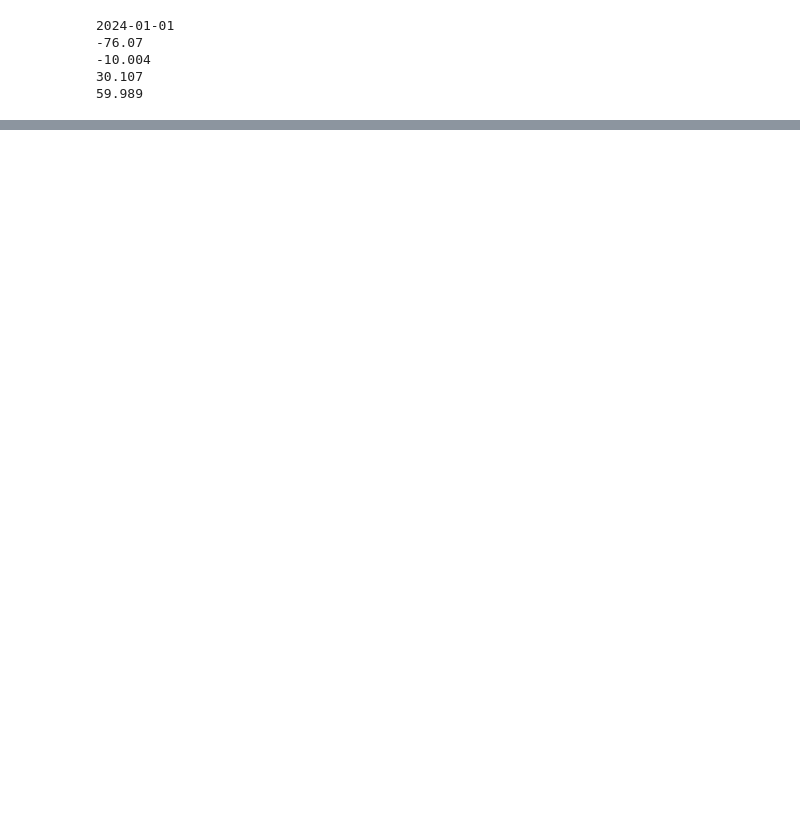
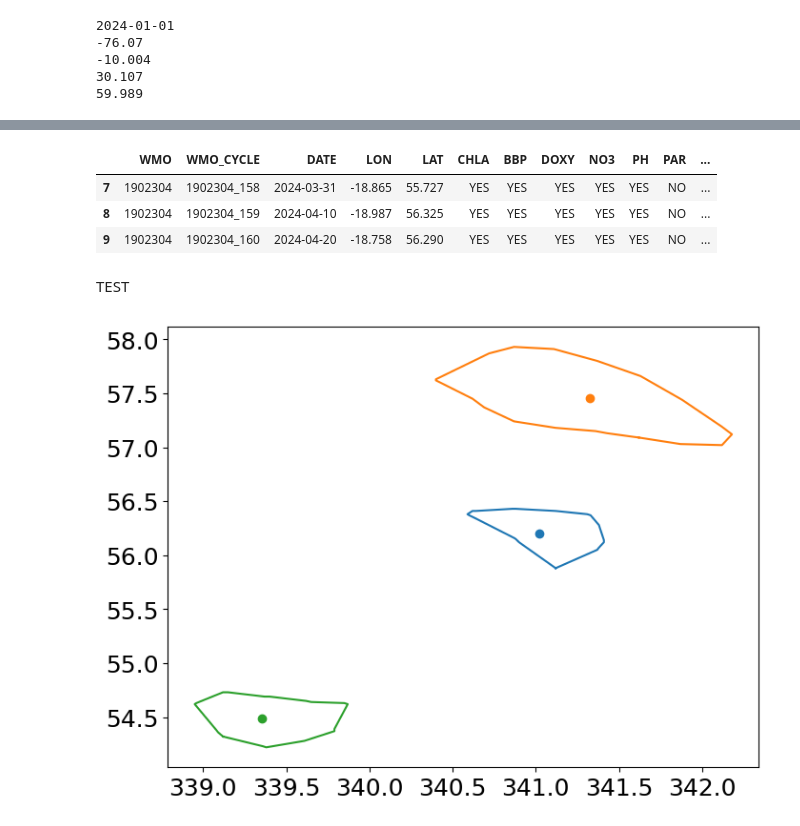
Before and after one commit to mcornec/GO-SWACE, a Jupyter notebook: crop_AVISO_to_edward.ipynb, the cells around one changed output, grey strips where cells are left out. Cells and saved outputs as stored; diff of their text form; code cells hidden in the pictures; blank space fills up the shorter version.

Commit message:
colocate Argo in AVISO eddies

```diff
--- a/crop_AVISO_to_edward.ipynb
+++ b/crop_AVISO_to_edward.ipynb
@@ -405,0 +324,28 @@ Attributes:
+# %%
+def all_equal(iterable):
+    g = groupby(iterable)
+    return next(g, True) and not next(g, False)
+# %%
+for index, row in argo_df[0:10].iterrows():
+    argo_lon,argo_lat,argo_time = row['LON']+360,row['LAT'],np.datetime64(row['DATE'])
+
+    box_size = 2
+    subset_inds = np.where(((cropped_ds.latitude >= argo_lat-box_size) & (cropped_ds.latitude <= argo_lat+box_size)) &
+                            ((cropped_ds.longitude >= argo_lon-box_size) & (cropped_ds.longitude <= argo_lon+box_size)) &
+                            ((cropped_ds.time) == argo_time))[0]
+
+    print(len(subset_inds))
+
+    check_ds = cropped_ds.isel(obs=subset_inds)
+
+    for obs in np.arange(len(check_ds.obs)):
+        contour_lons = np.array(check_ds.effective_contour_longitude[obs])
+        contour_lats = np.array(check_ds.effective_contour_latitude[obs])
+
+        if all_equal(contour_lons): # eddy break
+            pass
+        else:
+            poly = Path([(contour_lats[j],contour_lons[j]) for j in np.arange(0,len(contour_lats))]) # set up the polygon
+            if poly.contains_points([(argo_lat,argo_lon)]): #find if point is inside the polygon
+                argo_df.at[index,'POLARITY']='ANTI'
+                argo_df.at[index,'ID']=check_ds.track[obs]
@@ -405,0 +383,26 @@ Attributes:
+# %%
+in_eddy_argo = argo_df[argo_df['POLARITY'] != 'None']
+in_eddy_argo
+# %% [output]
+|  | WMO | WMO_CYCLE | DATE | LON | LAT | CHLA | BBP | DOXY | NO3 | PH | PAR | ... |
+| 7 | 1902304 | 1902304_158 | 2024-03-31 | -18.865 | 55.727 | YES | YES | YES | YES | YES | NO | ... |
+| 8 | 1902304 | 1902304_159 | 2024-04-10 | -18.987 | 56.325 | YES | YES | YES | YES | YES | NO | ... |
+| 9 | 1902304 | 1902304_160 | 2024-04-20 | -18.758 | 56.290 | YES | YES | YES | YES | YES | NO | ... |
+# %% [markdown]
+TEST
+# %%
+fig,ax = plt.subplots(1,1,figsize=(8,6))
+
+for obs in np.arange(len(check_ds.obs)):
+    contour_lons = np.array(check_ds.effective_contour_longitude[obs])
+    contour_lats = np.array(check_ds.effective_contour_latitude[obs])
+
+    is_all_same = len(np.unique(contour_lons)) == 1
+    if is_all_same:
+        pass
+
+    else:
+        ax.plot(contour_lons,contour_lats)
+        ax.scatter(check_ds.longitude[obs],check_ds.latitude[obs])
+# %% [output]
+[figure, added]
```
Also changed, not shown: parts of 22 cells of this notebook, 1 other file.
